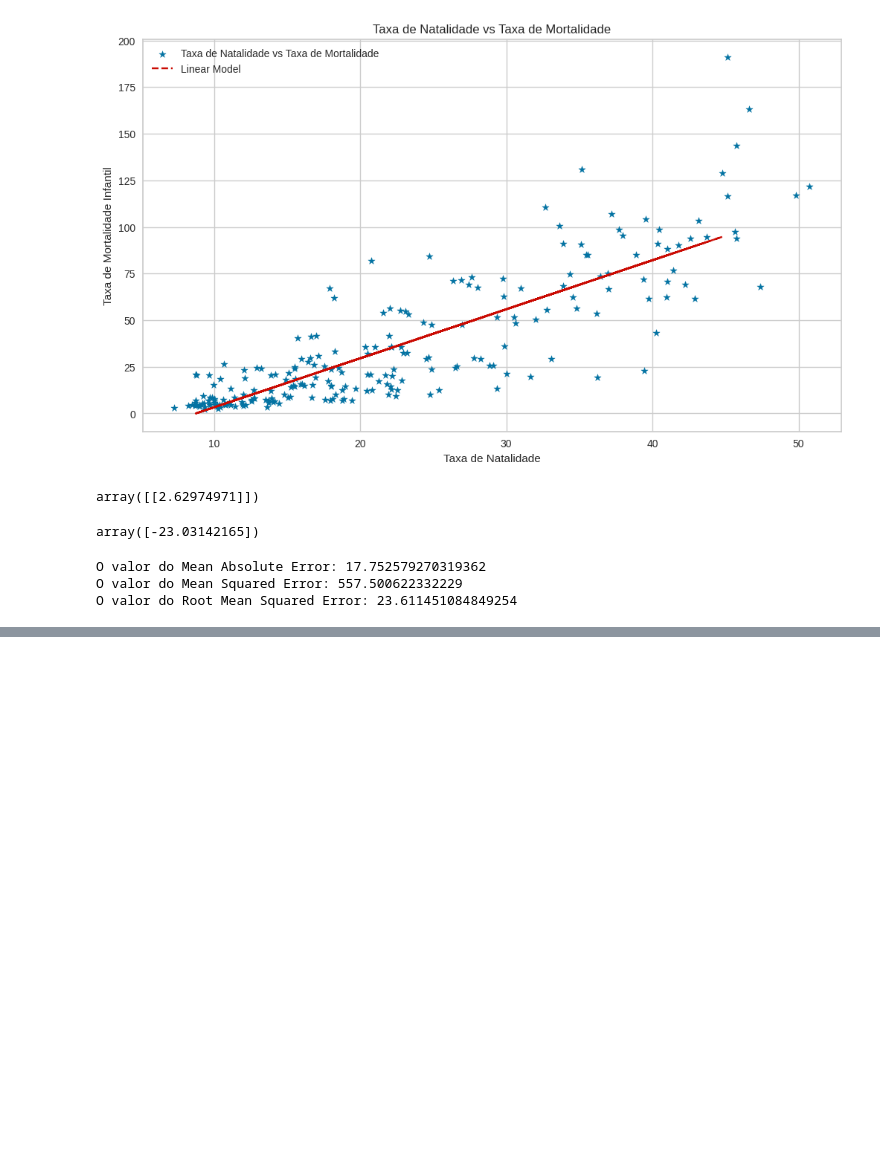
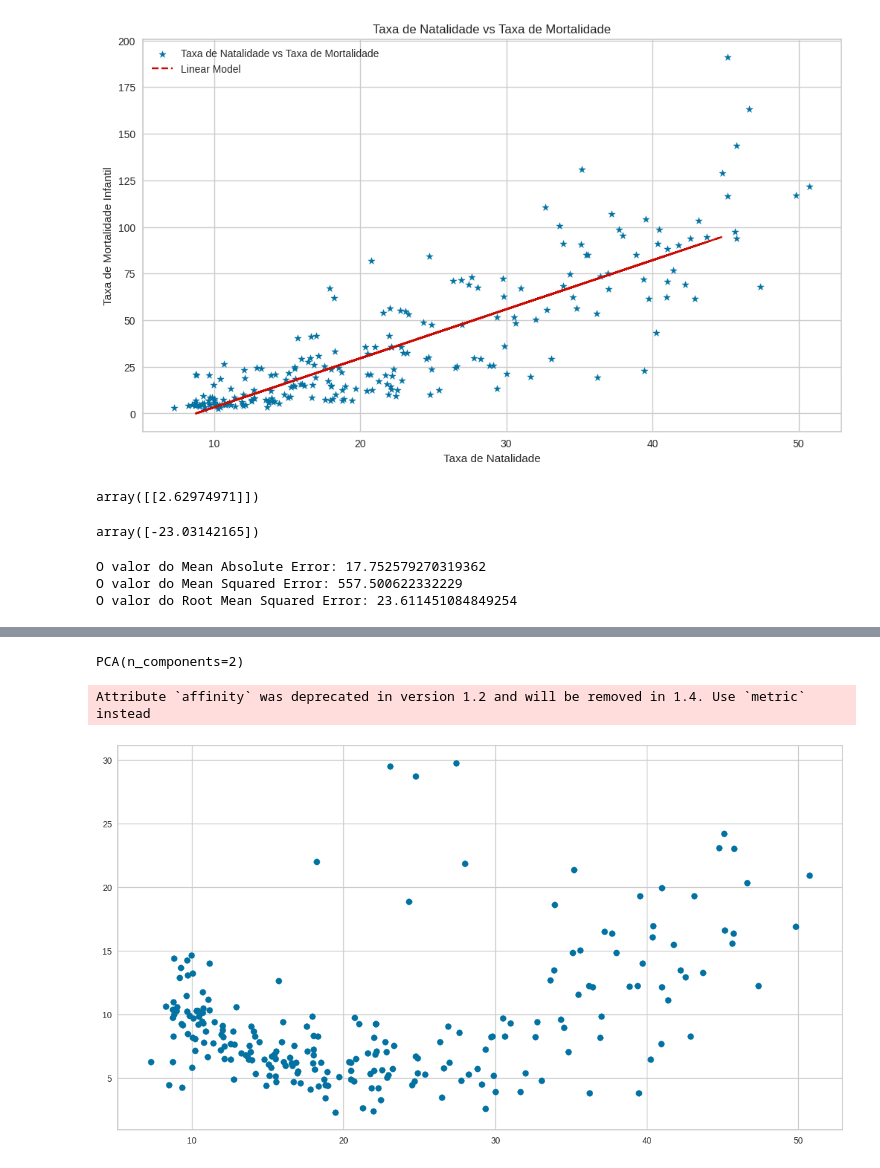
Before and after one commit to cantaruttim/Projeto_Integrador_III, a Jupyter notebook: Proj_Int_III.ipynb, the cells around one changed output, grey strips where cells are left out. Cells and saved outputs as stored; diff of their text form; code cells hidden in the pictures; blank space fills up the shorter version.

```diff
--- a/Proj_Int_III.ipynb
+++ b/Proj_Int_III.ipynb
@@ -664,0 +640,6 @@ O valor do Root Mean Squared Error: 23.611451084849254
+# %%
+from sklearn.decomposition import PCA
+from sklearn.cluster import KMeans
+
+dataset = dataset.copy()
+X = dataset.iloc[:, 9:11].values
@@ -664,0 +666,5 @@ O valor do Root Mean Squared Error: 23.611451084849254
+# %%
+pca = PCA(n_components=2)
+pca.fit(X)
+# %% [output]
+PCA(n_components=2)
@@ -664,0 +673,15 @@ O valor do Root Mean Squared Error: 23.611451084849254
+# %%
+import matplotlib.pyplot as plt
+from scipy.cluster.hierarchy import dendrogram, linkage
+from sklearn.cluster import AgglomerativeClustering
+
+dataframe = AgglomerativeClustering(n_clusters=5, linkage='ward', affinity='euclidean')
+rotulos = dataframe.fit_predict(X)
+# %% [output]
+Attribute `affinity` was deprecated in version 1.2 and will be removed in 1.4. Use `metric` instead
+# %%
+plt.figure(figsize=(15,8))
+plt.scatter(x = X[:,0], y = X[:, 1])
+plt.show()
+# %% [output]
+[figure, added]
```
Also changed, not shown: parts of 12 cells of this notebook.
